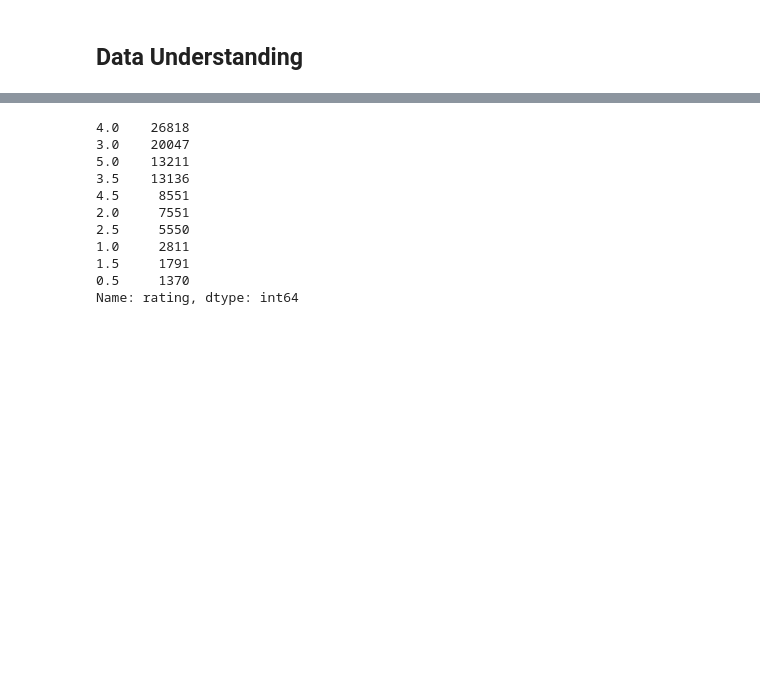
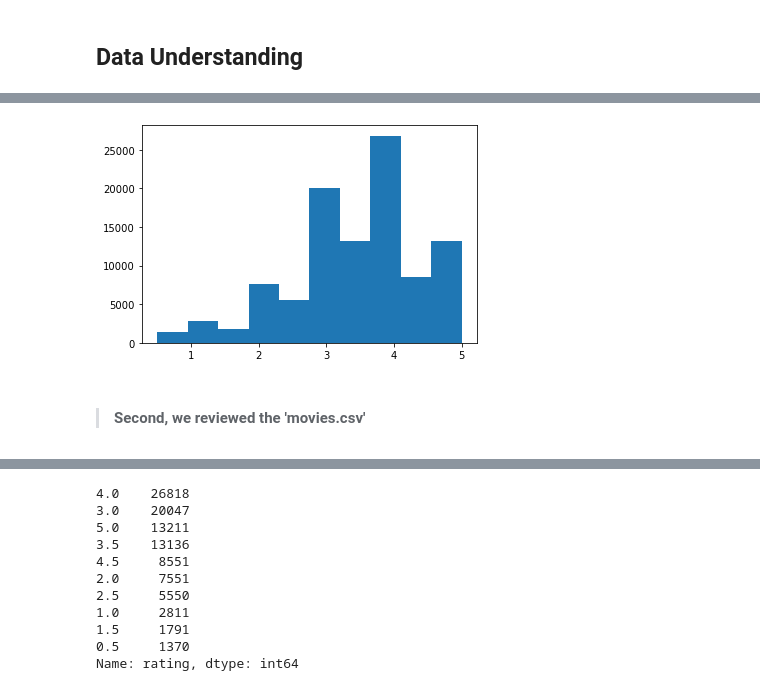
Before and after one commit to SamBen804/Recommendation_System, a Jupyter notebook: EDA notebooks/Final_Notebook_s.ipynb, the cells around one changed output, grey strips where cells are left out. Drawn from its saved outputs; the diff is of its cells as text; code cells hidden in the pictures; blank space fills up the shorter version.

```diff
--- a/EDA notebooks/Final_Notebook.ipynb
+++ b/EDA notebooks/Final_Notebook_s.ipynb
@@ -244,0 +84,7 @@ memory usage: 5.4+ MB
+# %%
+# It appears that there is a slight skew in the ratings distirbution with users appearing to favor higher ratings ~ 4.0
+plot.hist(ratings_df['rating']);
+# %% [output]
+[figure, added]
+# %% [markdown]
+> #### Second, we reviewed the 'movies.csv'
```
Also changed, not shown: parts of 99 cells of this notebook.
